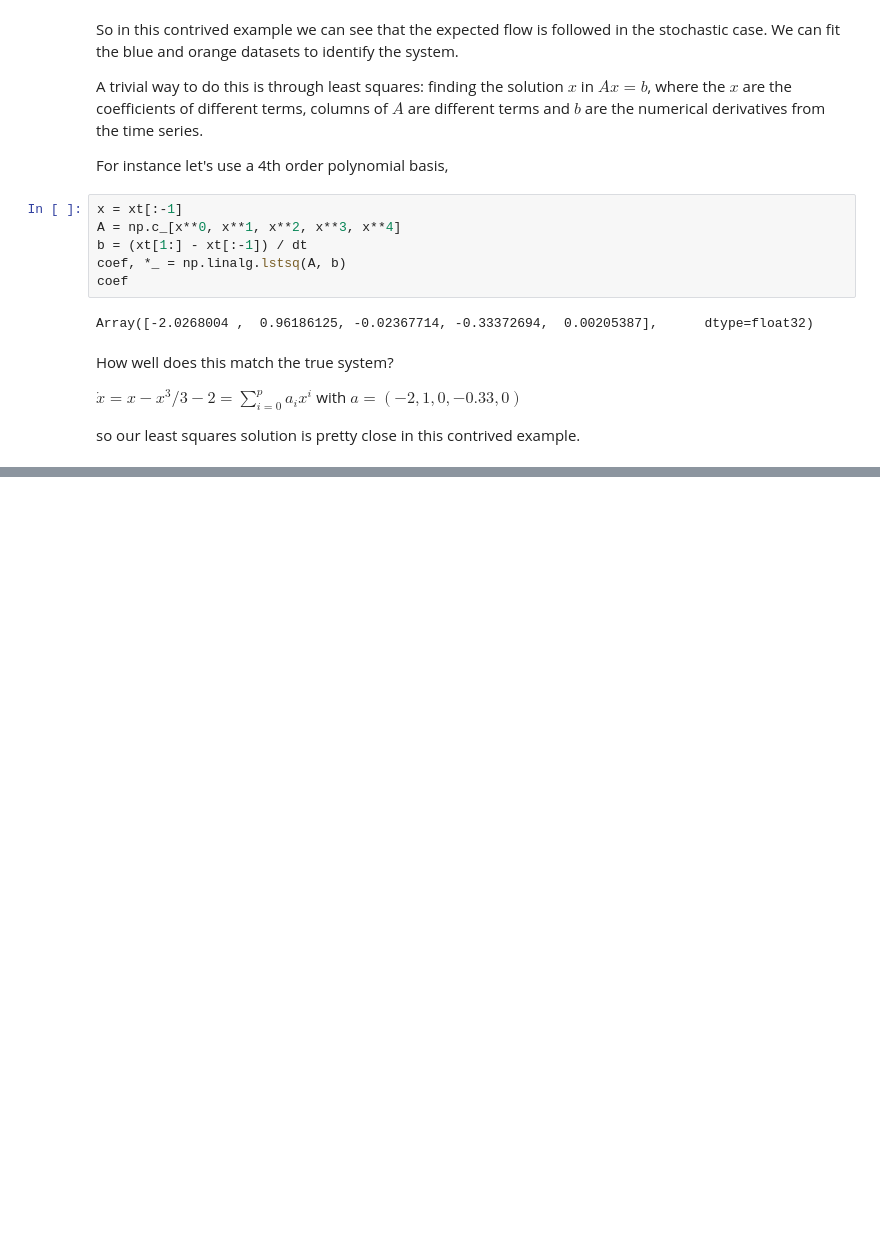
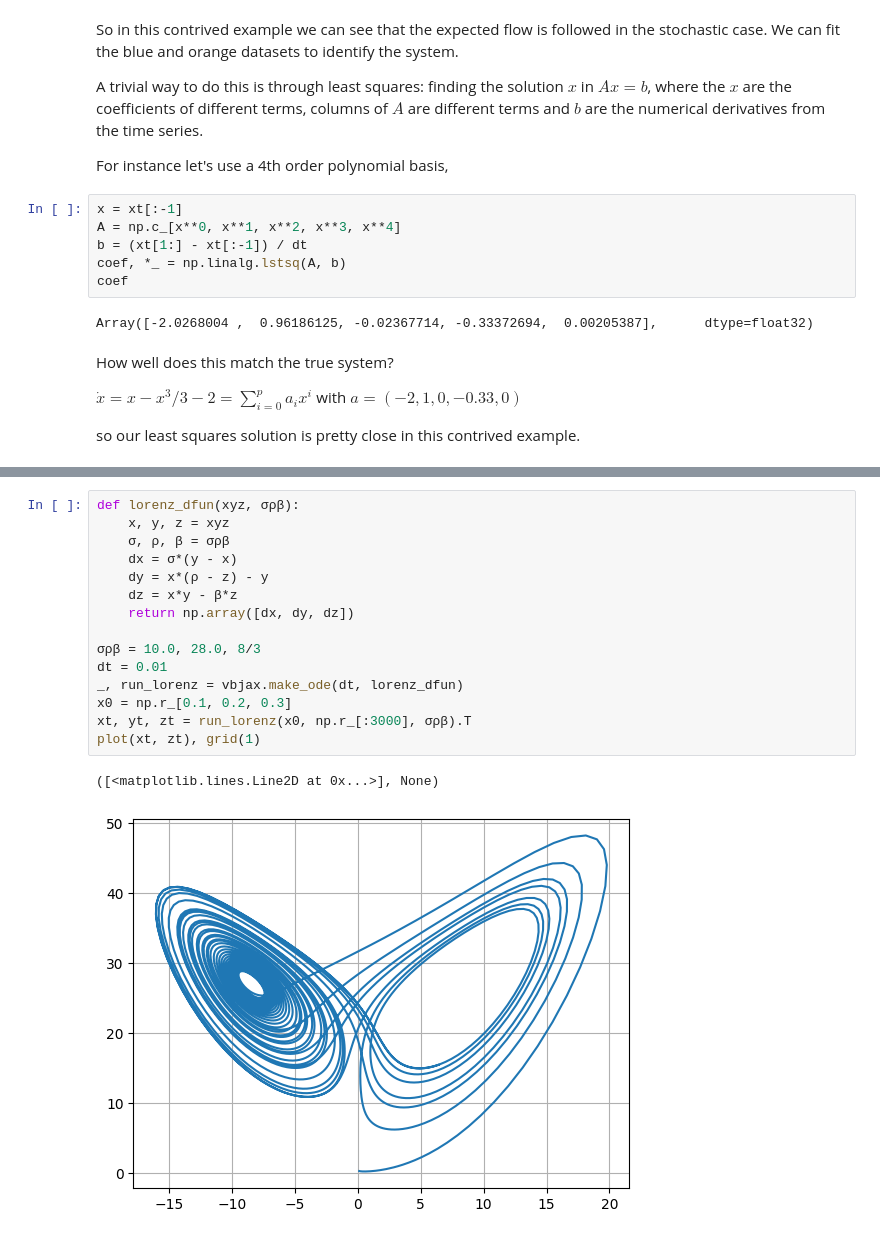
Before and after one commit to ins-amu/vbjax, a Jupyter notebook: 67 Phase flow reconstruction.ipynb, the cells around one changed output, grey strips where cells are left out. Cells and saved outputs as stored; diff of their text form; blank space fills up the shorter version.

```diff
--- a/67 Phase flow reconstruction.ipynb
+++ b/67 Phase flow reconstruction.ipynb
@@ -68,0 +76,18 @@ so our least squares solution is pretty close in this contrived example.
+# %%
+def lorenz_dfun(xyz, σρβ):
+    x, y, z = xyz
+    σ, ρ, β = σρβ
+    dx = σ*(y - x)
+    dy = x*(ρ - z) - y
+    dz = x*y - β*z
+    return np.array([dx, dy, dz])
+
+σρβ = 10.0, 28.0, 8/3
+dt = 0.01
+_, run_lorenz = vbjax.make_ode(dt, lorenz_dfun)
+x0 = np.r_[0.1, 0.2, 0.3]
+xt, yt, zt = run_lorenz(x0, np.r_[:3000], σρβ).T
+plot(xt, zt), grid(1)
+# %% [output]
+([<matplotlib.lines.Line2D at 0x...>], None)
+[figure, added]
```
Also changed, not shown: parts of 6 cells of this notebook, 3 other files.
